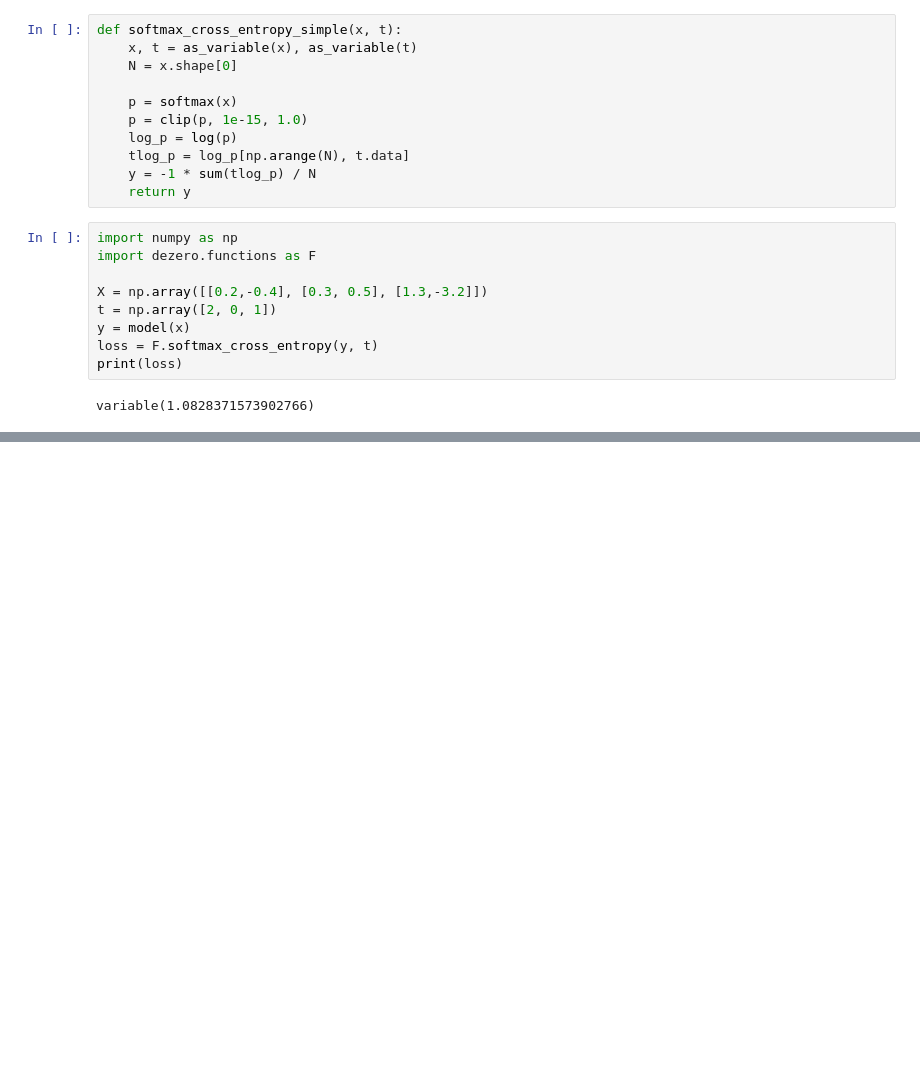
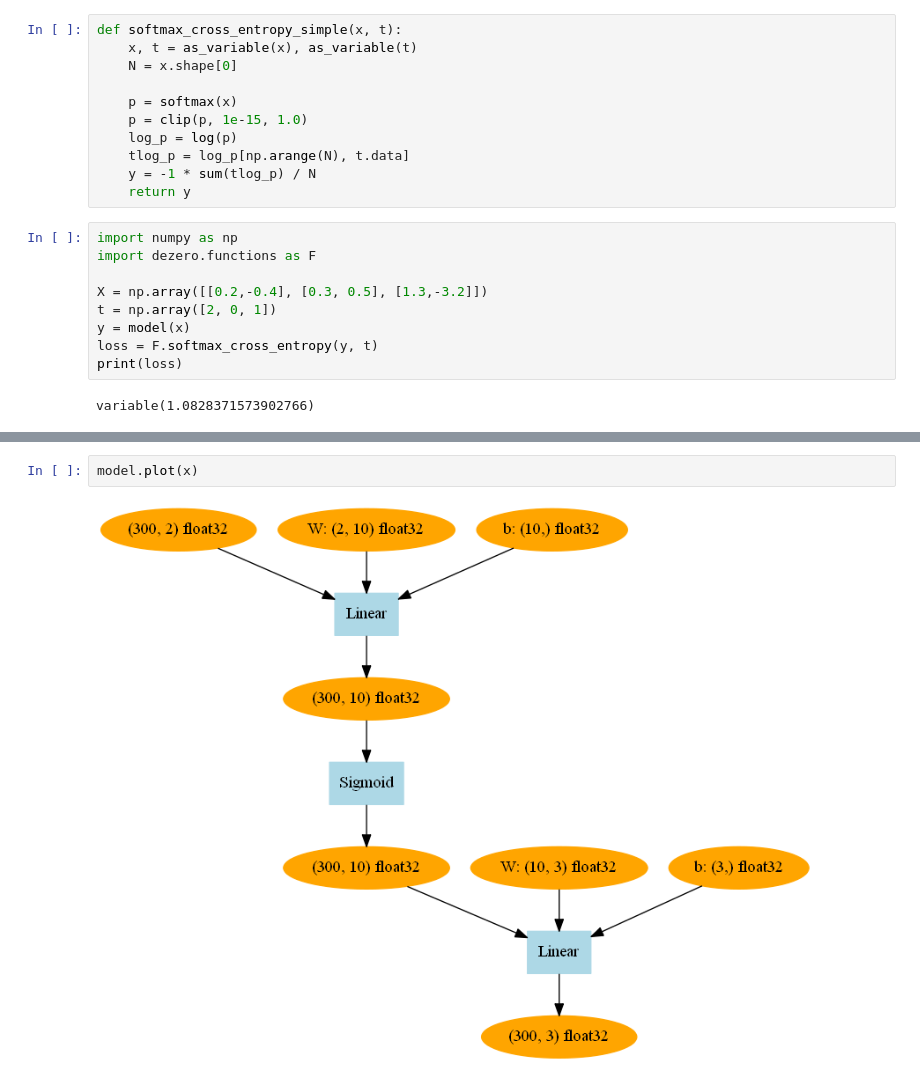
Before and after one commit to changdaeoh/DLfromScratch3, a Jupyter notebook: g4_3_making_NeuralNet.ipynb, the cells around one changed output, grey strips where cells are left out. Drawn from its saved outputs; the diff is of its cells as text; blank space fills up the shorter version.

```diff
--- a/g4_3_making_NeuralNet.ipynb
+++ b/g4_3_making_NeuralNet.ipynb
@@ -197,0 +291,4 @@ variable(1.0828371573902766)
+# %%
+model.plot(x)
+# %% [output]
+[figure, added]
```
Also changed, not shown: parts of 5 cells of this notebook, 3 other files.
